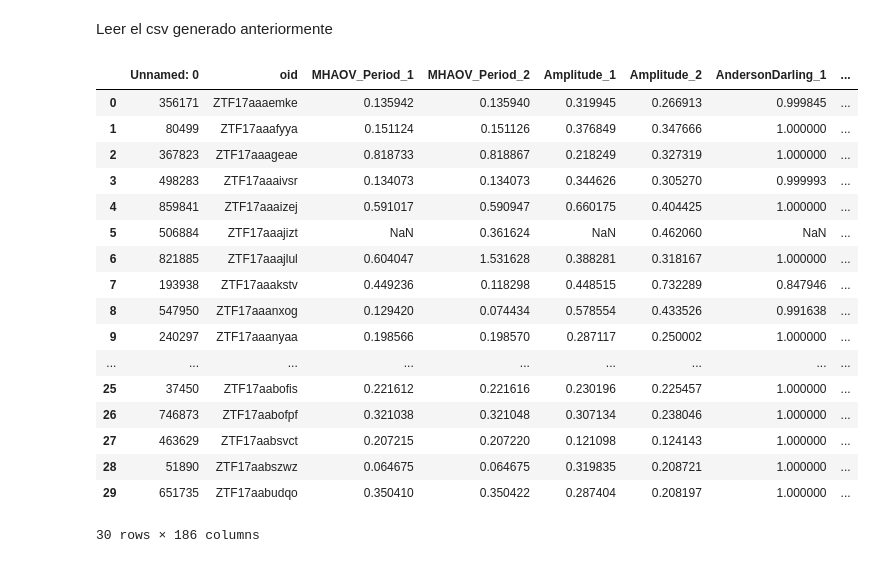
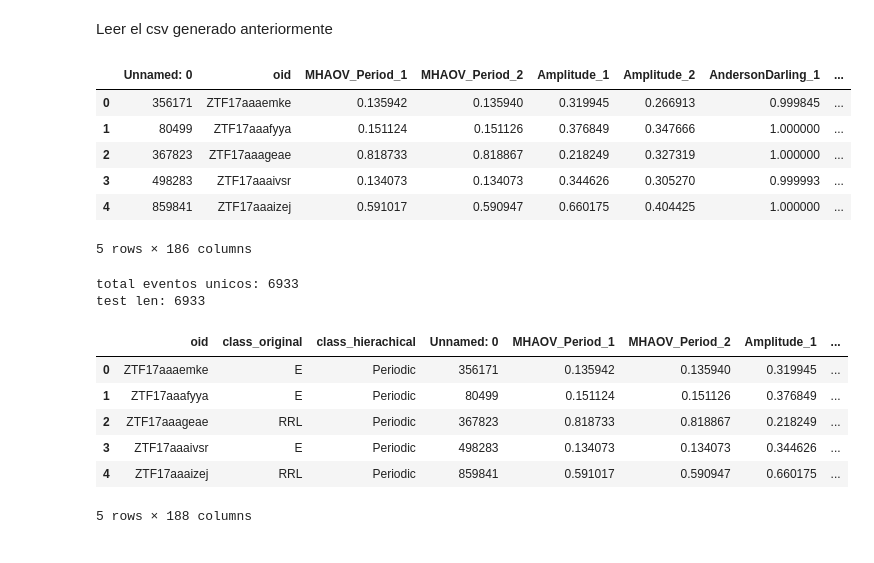
Before and after one commit to LeoQuark/HistogramasAdaptativos, a Jupyter notebook: experimento 4.ipynb, the cells around one changed output. Cells and saved outputs as stored; diff of their text form; code cells hidden in the pictures.

Commit message:
add csv with event features and tensor filter by class original

```diff
--- a/experimento 4.ipynb
+++ b/experimento 4.ipynb
@@ -551,24 +569,31 @@ df_features_tensor.to_csv('./exp4/features_with_tensor_exp4.csv')
 Leer el csv generado anteriormente
 # %%
 
-df_features_tensor = pd.read_csv('./exp4/features_with_tensor_exp4.csv')
-df_features_tensor.head(30)
+df_features_tensor = pd.read_csv('./exp4/features_exp4_4x4x10.csv')
+df_features_tensor.head()
 # %% [output]
 |  | Unnamed: 0 | oid | MHAOV_Period_1 | MHAOV_Period_2 | Amplitude_1 | Amplitude_2 | AndersonDarling_1 | ... |
 | 0 | 356171 | ZTF17aaaemke | 0.135942 | 0.135940 | 0.319945 | 0.266913 | 0.999845 | ... |
 | 1 | 80499 | ZTF17aaafyya | 0.151124 | 0.151126 | 0.376849 | 0.347666 | 1.000000 | ... |
 | 2 | 367823 | ZTF17aaageae | 0.818733 | 0.818867 | 0.218249 | 0.327319 | 1.000000 | ... |
 | 3 | 498283 | ZTF17aaaivsr | 0.134073 | 0.134073 | 0.344626 | 0.305270 | 0.999993 | ... |
 | 4 | 859841 | ZTF17aaaizej | 0.591017 | 0.590947 | 0.660175 | 0.404425 | 1.000000 | ... |
-| 5 | 506884 | ZTF17aaajizt | NaN | 0.361624 | NaN | 0.462060 | NaN | ... |
-| 6 | 821885 | ZTF17aaajlul | 0.604047 | 1.531628 | 0.388281 | 0.318167 | 1.000000 | ... |
-| 7 | 193938 | ZTF17aaakstv | 0.449236 | 0.118298 | 0.448515 | 0.732289 | 0.847946 | ... |
-| 8 | 547950 | ZTF17aaanxog | 0.129420 | 0.074434 | 0.578554 | 0.433526 | 0.991638 | ... |
-| 9 | 240297 | ZTF17aaanyaa | 0.198566 | 0.198570 | 0.287117 | 0.250002 | 1.000000 | ... |
-| ... | ... | ... | ... | ... | ... | ... | ... | ... |
-| 25 | 37450 | ZTF17aabofis | 0.221612 | 0.221616 | 0.230196 | 0.225457 | 1.000000 | ... |
-| 26 | 746873 | ZTF17aabofpf | 0.321038 | 0.321048 | 0.307134 | 0.238046 | 1.000000 | ... |
-| 27 | 463629 | ZTF17aabsvct | 0.207215 | 0.207220 | 0.121098 | 0.124143 | 1.000000 | ... |
-| 28 | 51890 | ZTF17aabszwz | 0.064675 | 0.064675 | 0.319835 | 0.208721 | 1.000000 | ... |
-| 29 | 651735 | ZTF17aabudqo | 0.350410 | 0.350422 | 0.287404 | 0.208197 | 1.000000 | ... |
-30 rows × 186 columns
+5 rows × 186 columns
+# %%
+ft_oid = df_features_tensor.oid.unique()
+len_df = len(df_features_tensor.oid.unique())
+print(f'total eventos unicos: {len_df}')
+
+df_labels_features = labels.merge(df_features_tensor,on='oid', how='right')
+print(f'test len: {len(df_labels_features)}')
+df_labels_features.head()
+# %% [output]
+total eventos unicos: 6933
+test len: 6933
+|  | oid | class_original | class_hierachical | Unnamed: 0 | MHAOV_Period_1 | MHAOV_Period_2 | Amplitude_1 | ... |
+| 0 | ZTF17aaaemke | E | Periodic | 356171 | 0.135942 | 0.135940 | 0.319945 | ... |
+| 1 | ZTF17aaafyya | E | Periodic | 80499 | 0.151124 | 0.151126 | 0.376849 | ... |
+| 2 | ZTF17aaageae | RRL | Periodic | 367823 | 0.818733 | 0.818867 | 0.218249 | ... |
+| 3 | ZTF17aaaivsr | E | Periodic | 498283 | 0.134073 | 0.134073 | 0.344626 | ... |
+| 4 | ZTF17aaaizej | RRL | Periodic | 859841 | 0.591017 | 0.590947 | 0.660175 | ... |
+5 rows × 188 columns
```
Also changed, not shown: parts of 9 cells of this notebook, 2 other files.
